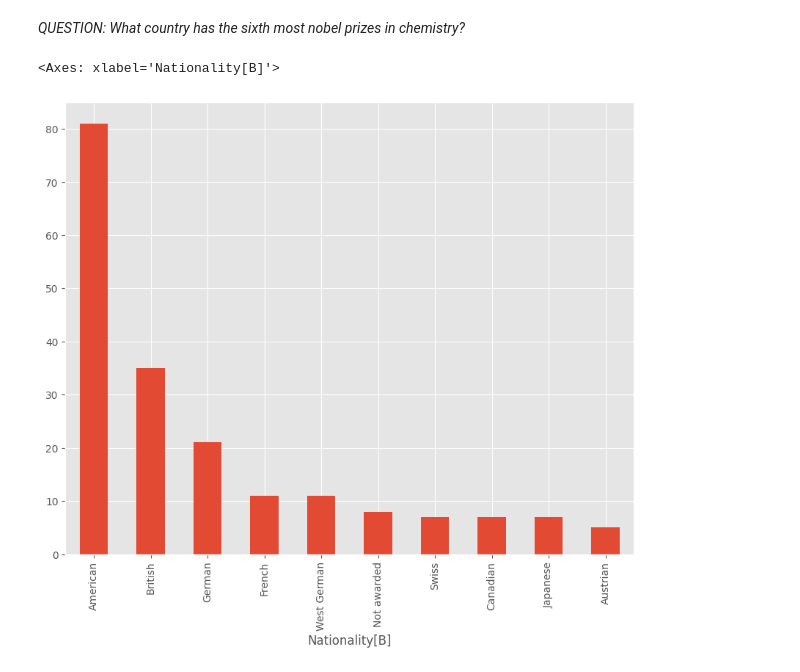
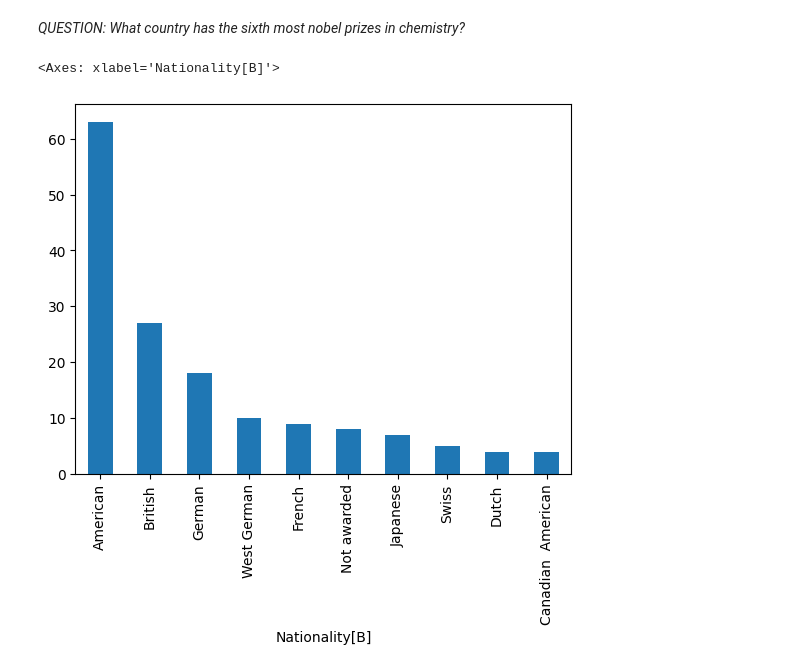
Before and after one commit to NTRspark/QM2, a Jupyter notebook: notebooks/W02. Pandas.ipynb, the cells around one changed output. Saved outputs shown, nothing was run; the diff lists cells and outputs as text; code cells hidden in the pictures.

```diff
--- a/notebooks/W02. Pandas.ipynb
+++ b/notebooks/W02. Pandas.ipynb
@@ -477,17 +477,13 @@ sorted_countries [0:10].plot.bar()
 # %%
 import pandas as pd
 
 url = 'https://en.wikipedia.org/wiki/List_of_Nobel_laureates_in_Chemistry'
 chem_tables = pd.read_html(url)
 chem = chem_tables[0]
-chem['Nationality[B]']=chem['Nationality[B]'].fillna('')
-chem['Nationality[B]'] = chem['Nationality[B]'].str.split(r'\s{2,}')
-chem=chem.explode('Nationality[B]')
-chem['Nationality[B]']=chem['Nationality[B]'].str.strip()
 countries=chem.groupby('Nationality[B]').size()
 sorted_countries=countries.sort_values(ascending=False)
 sorted_countries [0:10].plot.bar()
-#Therefore Switzerland, Canada and Japan are joint 6th for most Chemistry Nobel Prize Laureates
+#Therefore Japan has the 6th most Nobel laureates in Chemistry
 # %% [output]
 <Axes: xlabel='Nationality[B]'>
-[figure, old version]
+[figure, new version]
```
